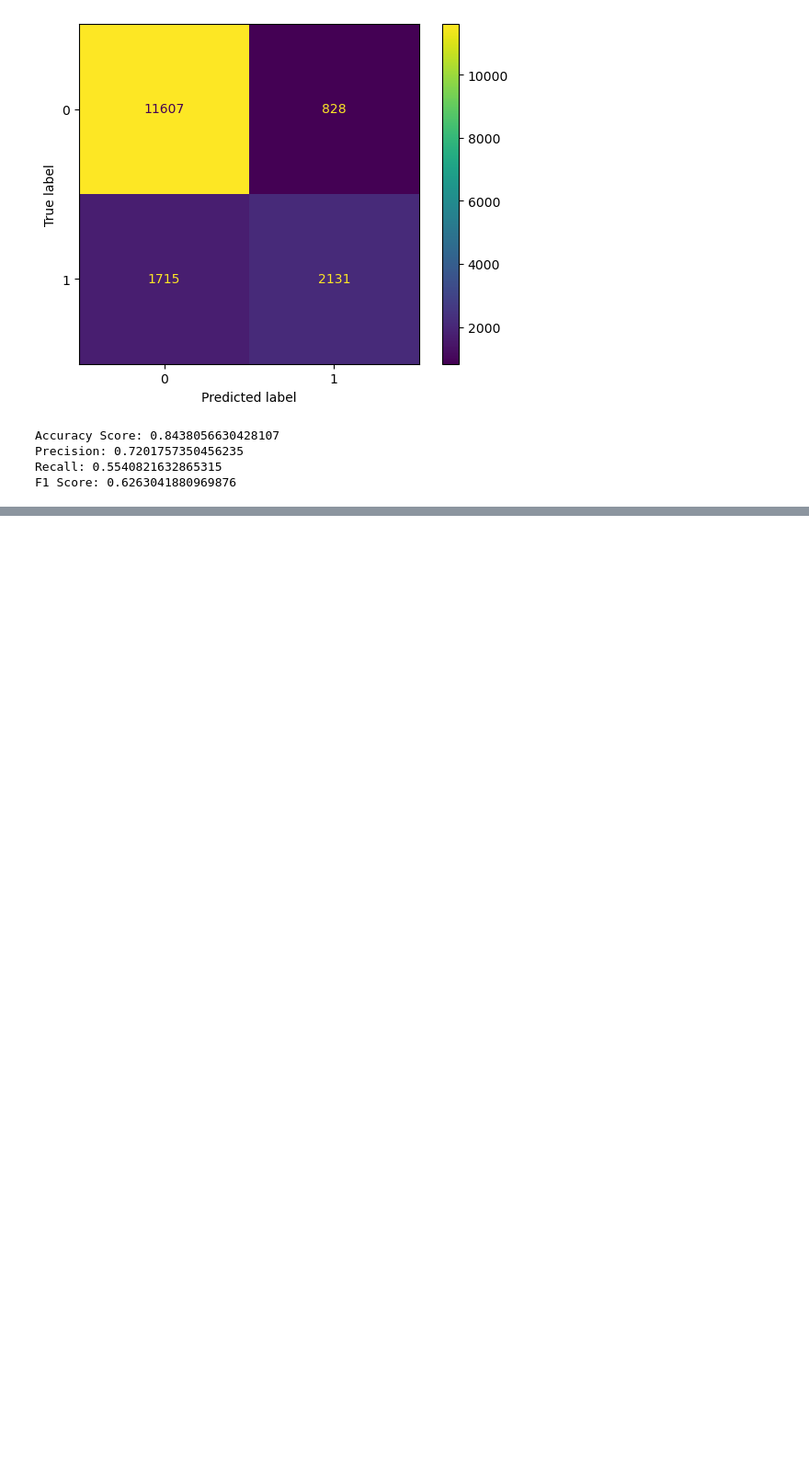
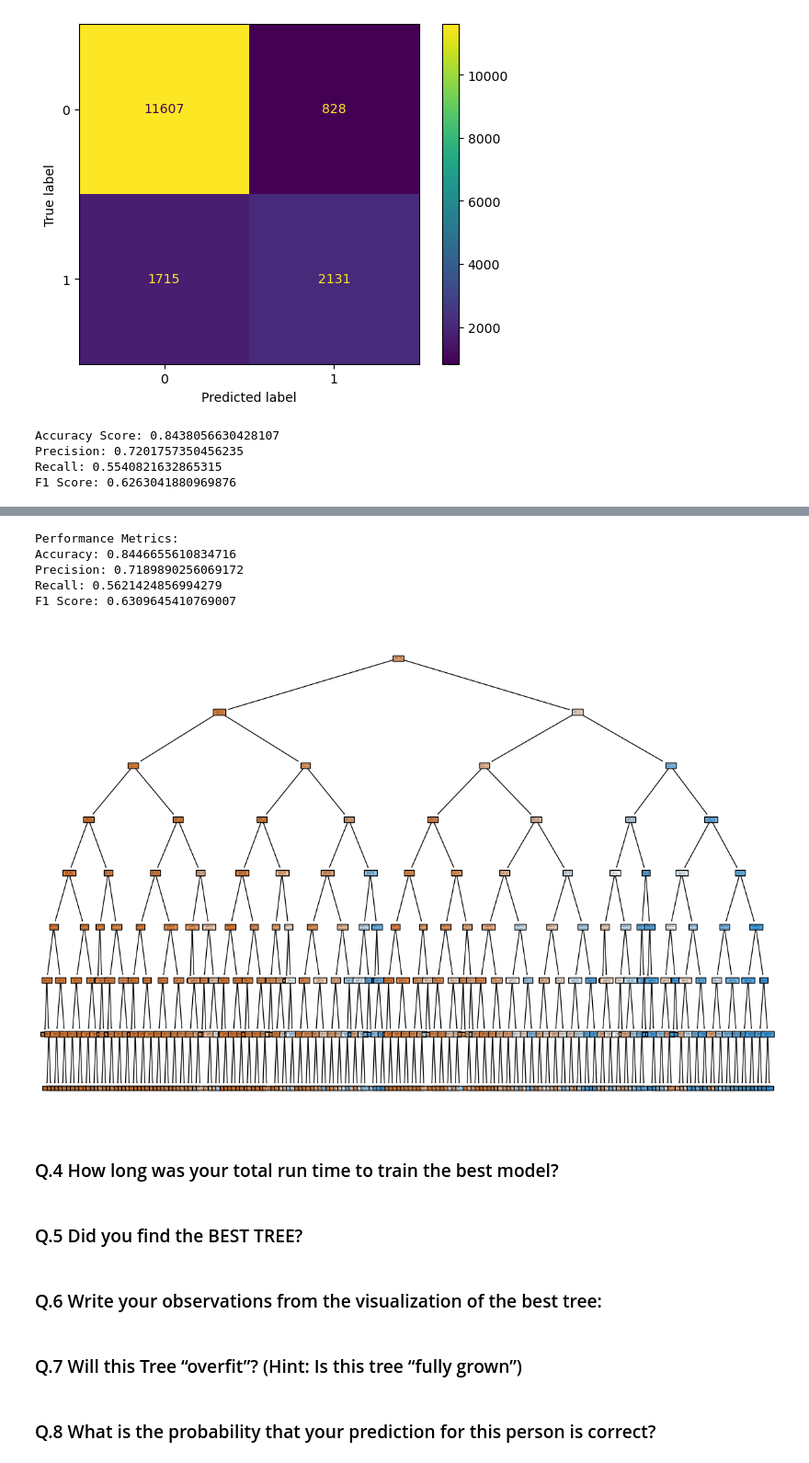
Before and after one commit to matthewcchin/Machine-Learning, a Jupyter notebook: CA03/CA03.ipynb, the cells around one changed output, grey strips where cells are left out. Shown: that part at 92% size. Saved outputs shown, nothing was run; the diff lists cells and outputs as text; code cells hidden in the pictures; blank space fills up the shorter version.

```diff
--- a/CA03/CA03.ipynb
+++ b/CA03/CA03.ipynb
@@ -183,0 +194,6 @@ F1 Score: 0.6263041880969876
+# %%
+# Initialize lists to store results for each run
+results_run1 = []
+results_run2 = []
+results_run3 = []
+results_run4 = []
@@ -183,0 +336,56 @@ F1 Score: 0.6263041880969876
+# %%
+from sklearn.tree import plot_tree
+
+# Best hyperparameters from the four runs
+best_hyperparameters = {
+    'criterion': 'entropy',
+    'max_features': 0.6,
+    'min_samples_leaf': 5,
+    'max_depth': 8
+}
+
+# Train the decision tree classifier with the best hyperparameters
+best_clf = DecisionTreeClassifier(**best_hyperparameters, random_state=50)
+best_clf.fit(x_train, y_train)
+
+# Predict on the testing data
+y_pred = best_clf.predict(x_test)
+
+# Calculate performance metrics
+accuracy = accuracy_score(y_test, y_pred)
+precision = precision_score(y_test, y_pred)
+recall = recall_score(y_test, y_pred)
+f1 = f1_score(y_test, y_pred)
+
+# Print performance metrics
+print("Performance Metrics:")
+print("Accuracy:", accuracy)
+print("Precision:", precision)
+print("Recall:", recall)
+print("F1 Score:", f1)
+# %% [output]
+Performance Metrics:
+Accuracy: 0.8446655610834716
+Precision: 0.7189890256069172
+Recall: 0.5621424856994279
+F1 Score: 0.6309645410769007
+# %%
+# Convert feature names from Index to list
+feature_names_list = x_train.columns.tolist()
+
+# Visualize the decision tree using plot_tree function
+plt.figure(figsize=(15, 10))
+plot_tree(best_clf, feature_names=feature_names_list, class_names=['<=50K', '>50K'], filled=True)
+plt.show()
+# %% [output]
+[figure, added]
+# %% [markdown]
+### Q.4 How long was your total run time to train the best model?
+# %% [markdown]
+### Q.5 Did you find the BEST TREE?
+# %% [markdown]
+### Q.6 Write your observations from the visualization of the best tree:
+# %% [markdown]
+### Q.7 Will this Tree “overfit”? (Hint: Is this tree “fully grown”)
+# %% [markdown]
+### Q.8 What is the probability that your prediction for this person is correct?
```
Also changed, not shown: parts of 9 cells of this notebook.
